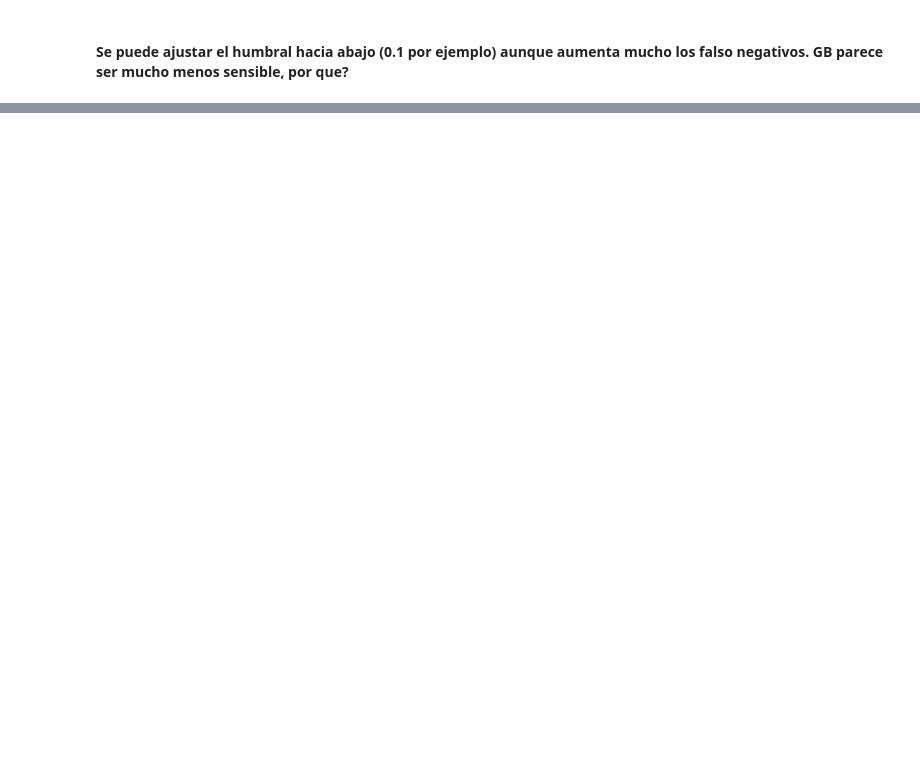
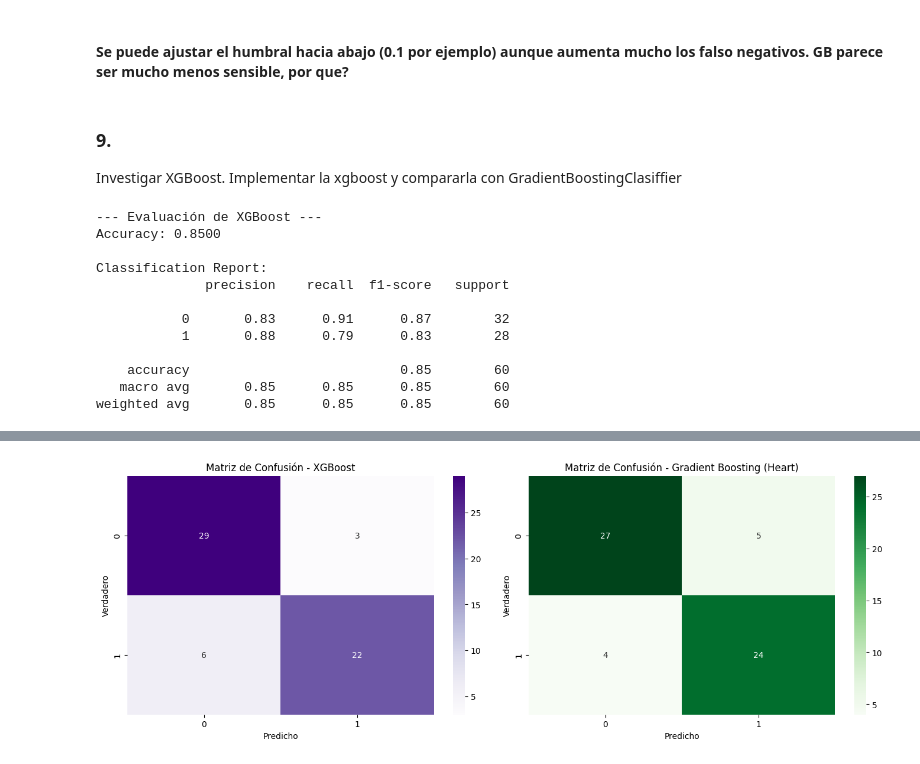
Before and after one commit to marcopadila/Aprendizaje1, a Jupyter notebook: clase06/notebook_06-carlos.ipynb, the cells around one changed output, grey strips where cells are left out. Saved outputs shown, nothing was run; the diff lists cells and outputs as text; code cells hidden in the pictures; blank space fills up the shorter version.

```diff
--- a/clase06/notebook_06-carlos.ipynb
+++ b/clase06/notebook_06-carlos.ipynb
@@ -676,7 +678,7 @@ from sklearn.ensemble import AdaBoostClassifier
 # decisión).
 # learning_rate: factor de contracción (shrinkage) para cada árbol.
 ada_model = AdaBoostClassifier(
-    n_estimators=100,
+    n_estimators=200,
     learning_rate=1.0,
     random_state=42
 )
@@ -841,2 +843,48 @@ plt.show()
 # %% [markdown]
 #### Se puede ajustar el humbral hacia abajo (0.1 por ejemplo) aunque aumenta mucho los falso negativos. GB parece ser mucho menos sensible, por que?
+# %% [markdown]
+### 9.
+Investigar XGBoost. Implementar la xgboost y compararla con GradientBoostingClasiffier
+# %%
+# Implemento XGBoost para luego compararlo con GradientBoostingClassifier
+from xgboost import XGBClassifier
+# Instanciar el clasificador XGBoost
+xgb_model = XGBClassifier(n_estimators=100, learning_rate=0.1, max_depth=3, random_state=42, use_label_encoder=False, eval_metric='logloss')
+
+y_train_binario = le.fit_transform(y_train)
+
+# Entrenar el modelo
+xgb_model.fit(X_train, y_train_binario)
+# Realizar predicciones
+y_pred_xgb = xgb_model.predict(X_test)
+# Evaluar el rendimiento
+print("--- Evaluación de XGBoost ---")
+print(f"Accuracy: {accuracy_score(y_test_binario, y_pred_xgb):.4f}")
+print("\nClassification Report:")
+print(classification_report(y_test_binario, y_pred_xgb))
+# Calcular matrices de confusión
+cm_xgb = confusion_matrix(y_test_binario, y_pred_xgb)
+fig, axes = plt.subplots(1, 2, figsize=(14, 5))
+sns.heatmap(cm_xgb, annot=True, fmt='d', cmap='Purples', ax=axes[0])
+axes[0].set_title('Matriz de Confusión - XGBoost')
+axes[0].set_xlabel('Predicho')
+axes[0].set_ylabel('Verdadero')
+sns.heatmap(cm_gb, annot=True, fmt='d', cmap='Greens', ax=axes[1])
+axes[1].set_title('Matriz de Confusión - Gradient Boosting (Heart)')
+axes[1].set_xlabel('Predicho')
+axes[1].set_ylabel('Verdadero')
+plt.tight_layout()
+plt.show()
+# %% [output]
+--- Evaluación de XGBoost ---
+Accuracy: 0.8500
+
+Classification Report:
+              precision    recall  f1-score   support
+
+           0       0.83      0.91      0.87        32
+           1       0.88      0.79      0.83        28
+
+    accuracy                           0.85        60
+   macro avg       0.85      0.85      0.85        60
+weighted avg       0.85      0.85      0.85        60
@@ -842,0 +893 @@ plt.show()
+[figure, added]
```
Also changed, not shown: parts of 11 cells of this notebook.
